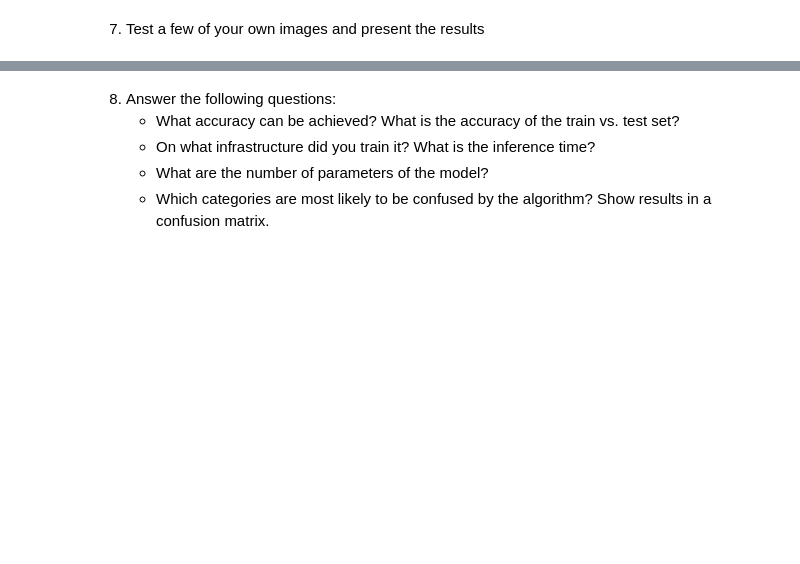
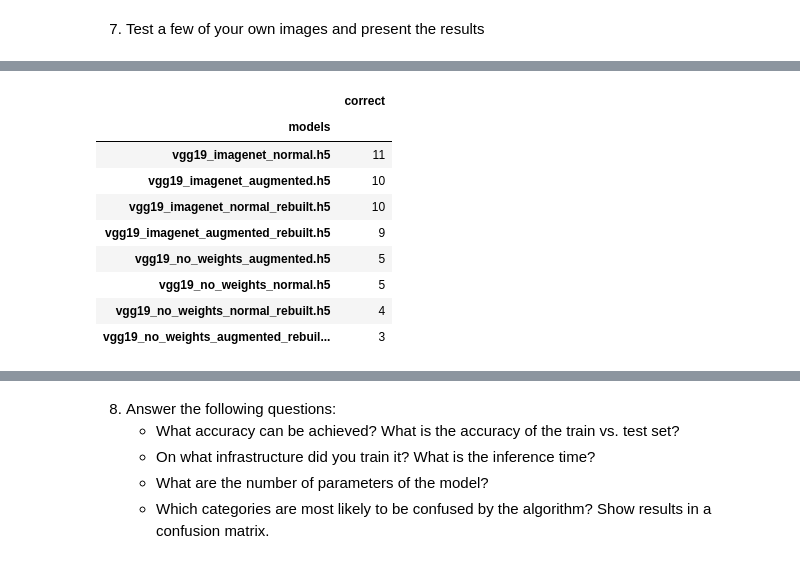
Before and after one commit to ai22m006/Computer_Vision, a Jupyter notebook: main.ipynb, the cells around one changed output, grey strips where cells are left out. Drawn from its saved outputs; the diff is of its cells as text; code cells hidden in the pictures; blank space fills up the shorter version.

```diff
--- a/main.ipynb
+++ b/main.ipynb
@@ -818,0 +919,20 @@ for i, img_path in enumerate(image_filenames):
+# %%
+# rank the models by counting truth == result
+rank_temp = df
+rank_temp['correct'] = rank_temp['truth'] == rank_temp['result']
+rank_temp['correct'] = rank_temp['correct'].astype(int)
+ranking = rank_temp.groupby(['models']).sum().sort_values(by=['correct'], ascending=False)
+# remove cat dog person
+ranking = ranking.drop(['cat', 'dog', 'person'], axis=1)
+ranking.head(10)
+# %% [output]
+|  | correct |
+| models |  |
+| vgg19_imagenet_normal.h5 | 11 |
+| vgg19_imagenet_augmented.h5 | 10 |
+| vgg19_imagenet_normal_rebuilt.h5 | 10 |
+| vgg19_imagenet_augmented_rebuilt.h5 | 9 |
+| vgg19_no_weights_augmented.h5 | 5 |
+| vgg19_no_weights_normal.h5 | 5 |
+| vgg19_no_weights_normal_rebuilt.h5 | 4 |
+| vgg19_no_weights_augmented_rebuil... | 3 |
```
Also changed, not shown: parts of 21 cells of this notebook, 15 other files.
